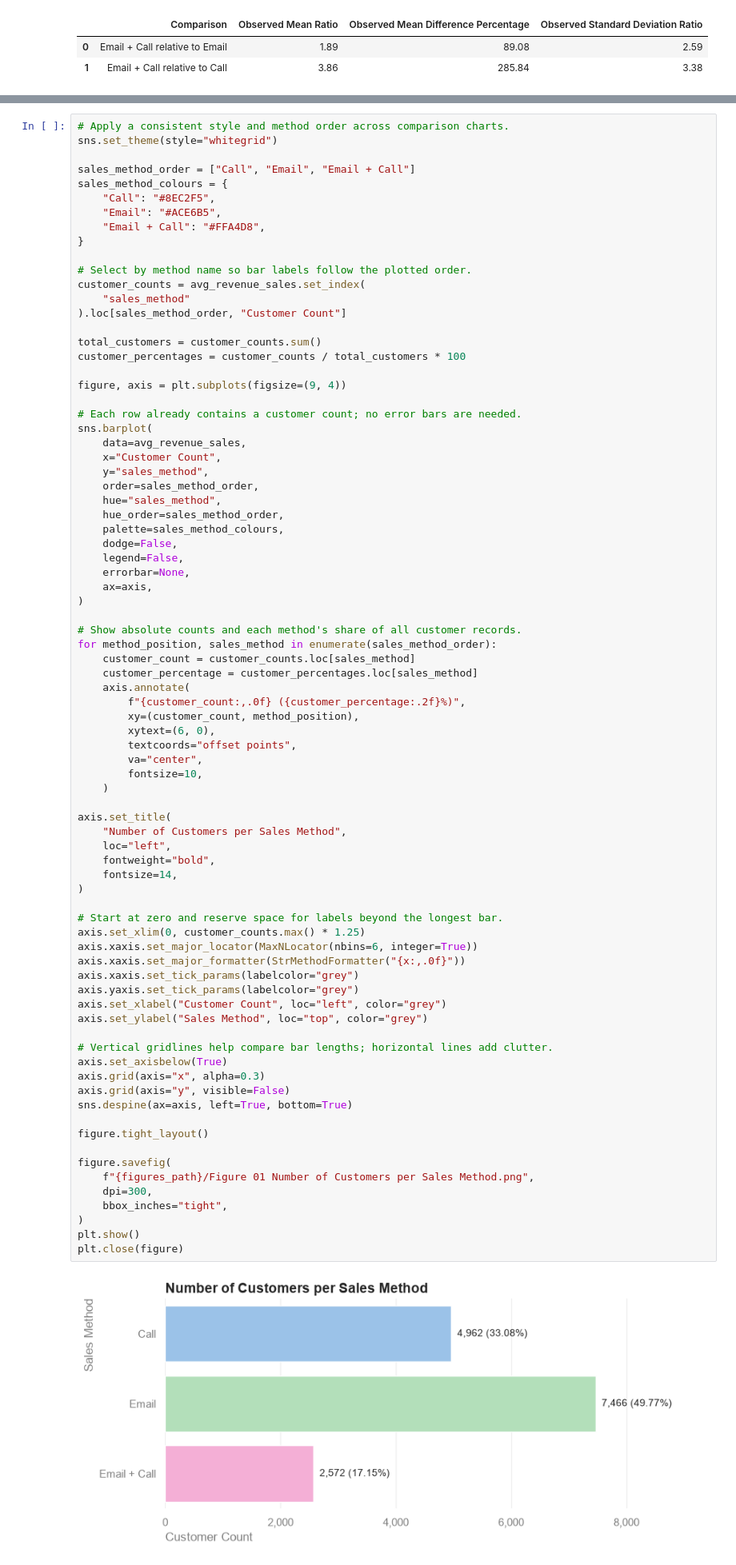
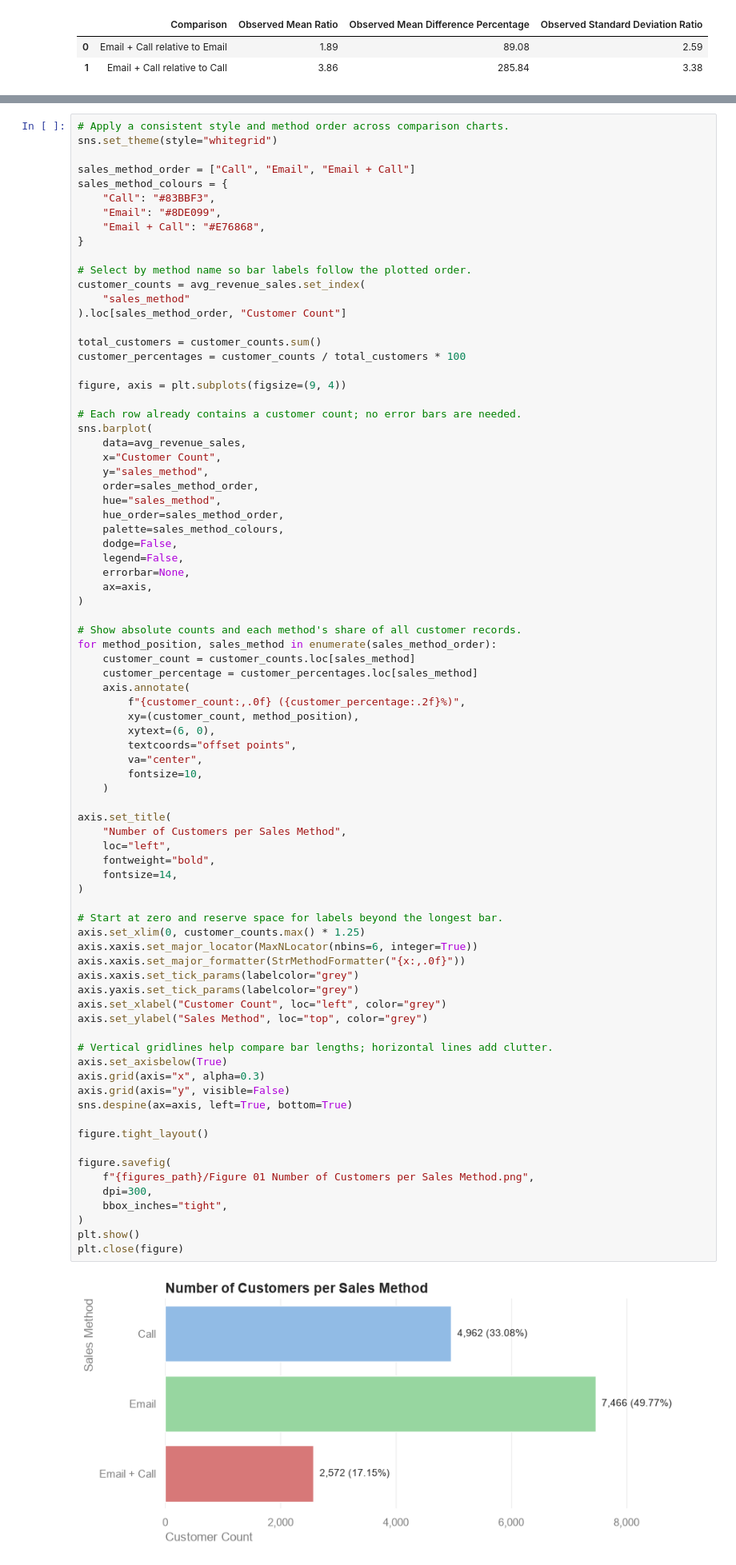
Before and after one commit to David-Golacis/Product-Sales-Analysis, a Jupyter notebook: 2 Notebook/Notebook 1.ipynb, the cells around one changed output, grey strips where cells are left out. Shown at 80% size. Cells and saved outputs as stored; diff of their text form.

Commit message:
v2.3 - Figures

```diff
--- a/2 Notebook/Notebook 1.ipynb
+++ b/2 Notebook/Notebook 1.ipynb
@@ -1033,9 +1033,9 @@ sns.set_theme(style="whitegrid")
 
 sales_method_order = ["Call", "Email", "Email + Call"]
 sales_method_colours = {
-	"Call": "#8EC2F5",
-	"Email": "#ACE6B5",
-	"Email + Call": "#FFA4D8",
+	"Call": "#83BBF3",
+	"Email": "#8DE099",
+	"Email + Call": "#E76868",
 }
 
 # Select by method name so bar labels follow the plotted order.
@@ -1081,34 +1081,34 @@ axis.set_title(
 	loc="left",
 	fontweight="bold",
 	fontsize=14,
 )
 
 # Start at zero and reserve space for labels beyond the longest bar.
 axis.set_xlim(0, customer_counts.max() * 1.25)
 axis.xaxis.set_major_locator(MaxNLocator(nbins=6, integer=True))
 axis.xaxis.set_major_formatter(StrMethodFormatter("{x:,.0f}"))
 axis.xaxis.set_tick_params(labelcolor="grey")
 axis.yaxis.set_tick_params(labelcolor="grey")
 axis.set_xlabel("Customer Count", loc="left", color="grey")
 axis.set_ylabel("Sales Method", loc="top", color="grey")
 
 # Vertical gridlines help compare bar lengths; horizontal lines add clutter.
 axis.set_axisbelow(True)
 axis.grid(axis="x", alpha=0.3)
 axis.grid(axis="y", visible=False)
 sns.despine(ax=axis, left=True, bottom=True)
 
 figure.tight_layout()
 
 figure.savefig(
 	f"{figures_path}/Figure 01 Number of Customers per Sales Method.png",
 	dpi=300,
 	bbox_inches="tight",
 )
 plt.show()
 plt.close(figure)
 # %% [output]
-[figure, old version]
+[figure, new version]
 # %% [markdown]
 ### Missing revenue by sales method
 
```
Also changed, not shown: parts of 9 cells of this notebook.
